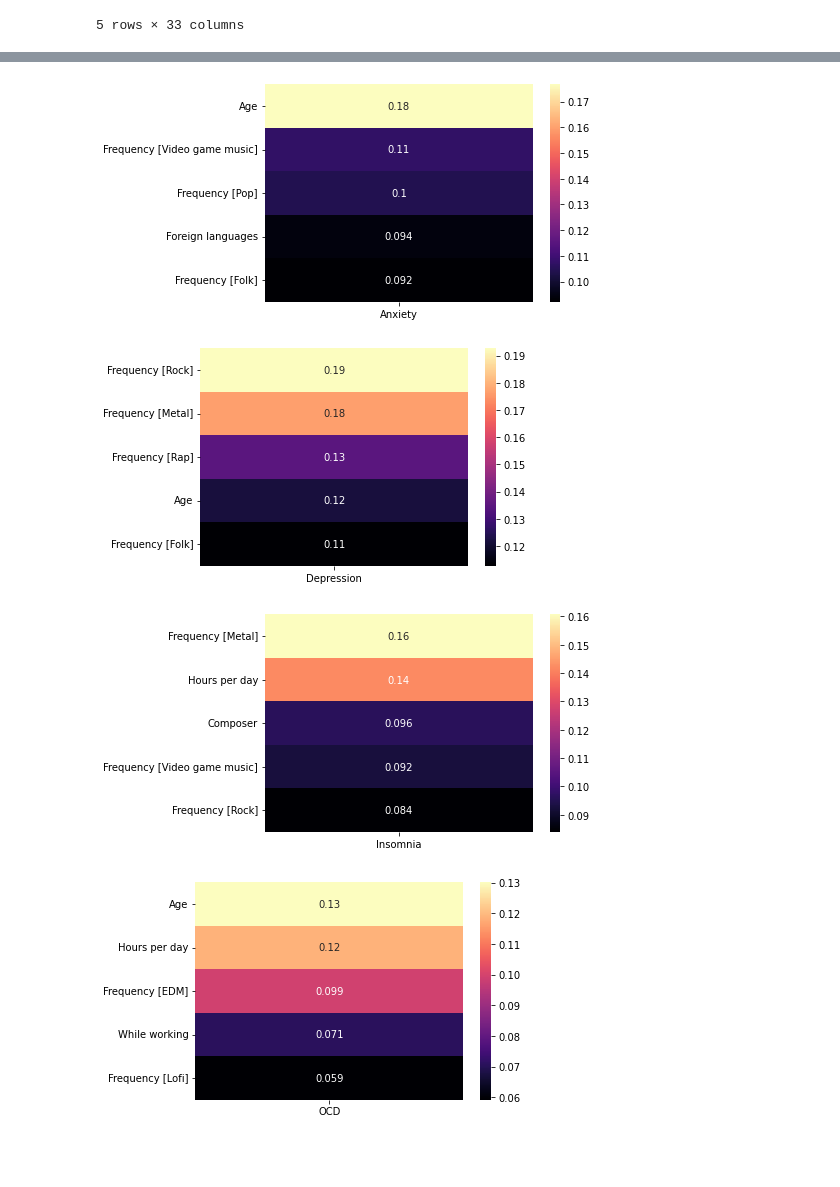
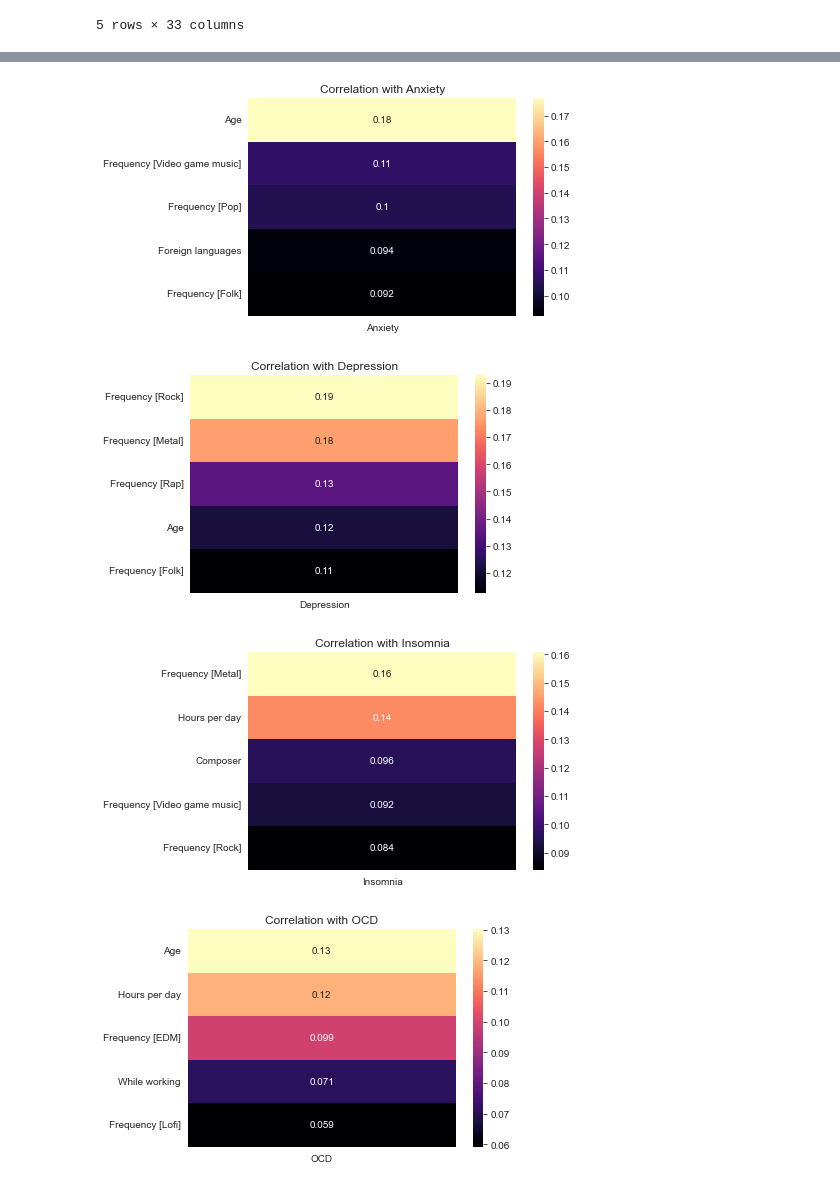
Before and after one commit to DivyanshTiwari23/BRSM_Project, a Jupyter notebook: BRSM_Project_Psyduck.ipynb, the cells around one changed output, grey strips where cells are left out. Cells and saved outputs as stored; diff of their text form; code cells hidden in the pictures; blank space fills up the shorter version.

Commit message:
Some plots

```diff
--- a/BRSM_Project_Psyduck.ipynb
+++ b/BRSM_Project_Psyduck.ipynb
@@ -49,6 +49,7 @@ df.corr()
 | Insomnia | 0.006909 | 0.141821 | 0.053591 | 0.292669 | 0.378996 | 1.000000 | 0.226354 |
 | OCD | -0.130114 | 0.118729 | 0.018927 | 0.348350 | 0.196988 | 0.226354 | 1.000000 |
 # %%
+sns.set_style('whitegrid')
 dataplot = sns.heatmap(df.corr(), cmap="magma", annot=True)
 plt.show()
 # %% [output]
@@ -81,5 +103,11 @@ plt.show()
 # %%
 # Remove last 6 columns as they are not required for the analysis
 df_predict = df.iloc[:, 27:31]
-df_features = df.iloc[:, 0:27]
+df_features = df.iloc[:, 1:27]
 df_predict.head()
+
+# normalize the data
+scaler = StandardScaler()
+
+df_features= pd.DataFrame(scaler.fit_transform(df_features), columns=df_features.columns)
+df_predict = pd.DataFrame(scaler.fit_transform(df_predict), columns=df_predict.columns)
@@ -93,20 +114,22 @@ df_predict.head()
 # %%
 # get the top 5 columns with the highest correlation with the variable 'anxiety'
 # add Anxiety column to df_features
 def get_corr(col):
     df_features[col] = df_predict[col]
-    anxiety_corr = df_features.corr().abs(
-    )[col].sort_values(ascending=False)[1:6]
+    anxiety_corr = df_features.corr().abs()[col].sort_values(ascending=False)[1:6]
+    # sns.set_style('whitegrid')
     sns.heatmap(anxiety_corr.to_frame(), annot=True, cmap='magma')
+    plt.title(f'Correlation with {col}')
     plt.show()
-    # drop col from df_features
+
     df_features.drop(columns=col, inplace=True)
+
 
 
 for to_predict in df_predict.columns:
     get_corr(to_predict)
 # %% [output]
-[figure, old version]
+[figure, new version]
-[figure, old version]
+[figure, new version]
-[figure, old version]
+[figure, new version]
-[figure, old version]
+[figure, new version]
```
Also changed, not shown: parts of 13 cells of this notebook, 7 other files.
